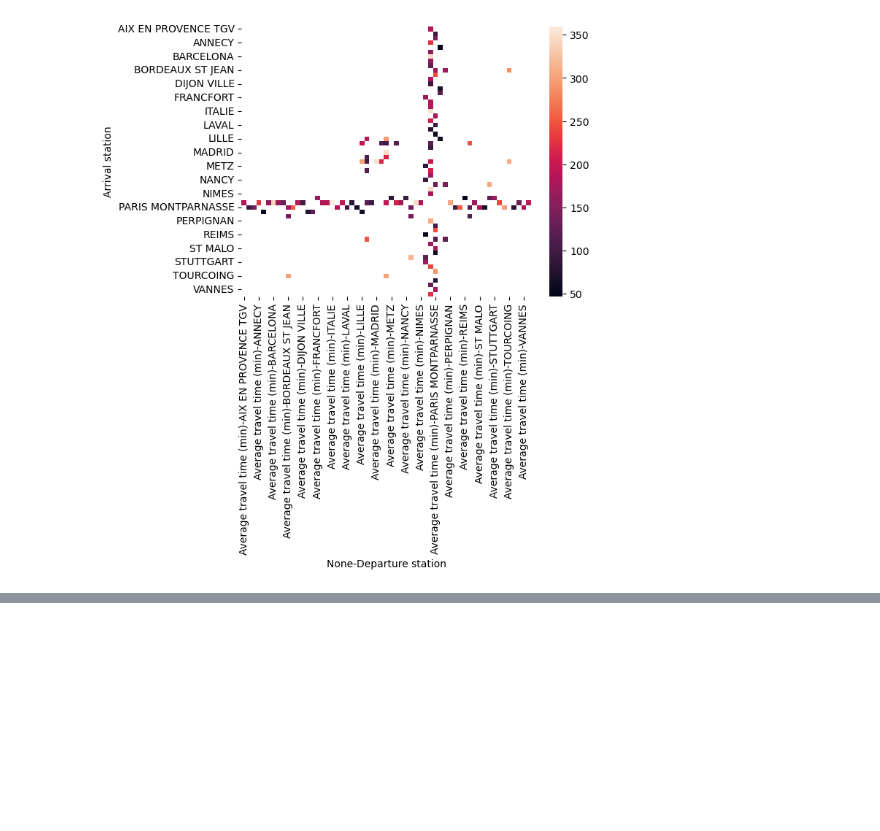
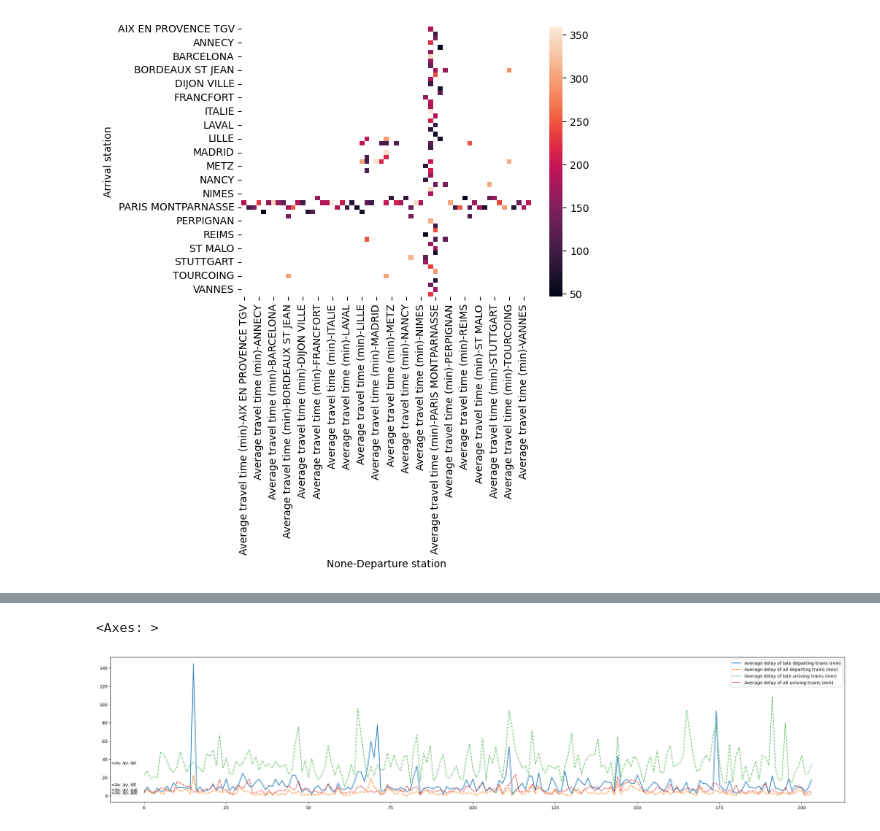
Before and after one commit to MINIAProgramStudio/Special_programming_sections, a Jupyter notebook: computer_science_work/main.ipynb, the cells around one changed output, grey strips where cells are left out. Drawn from its saved outputs; the diff is of its cells as text; code cells hidden in the pictures; blank space fills up the shorter version.

```diff
--- a/computer_science_work/main.ipynb
+++ b/computer_science_work/main.ipynb
@@ -176,0 +200,13 @@ lineplot
+# %%
+plt.figure(figsize=(30, 6))
+range_of_plot = 200
+pos_x = (range_of_plot/200)*(-10)
+quad_lineplot = sns.lineplot(data = trains_dataframe_numerical[['Average delay of late departing trains (min)','Average delay of all departing trains (min)','Average delay of late arriving trains (min)','Average delay of all arriving trains (min)']][:range_of_plot])
+quad_lineplot.text(pos_x,trains_dataframe_numerical[['Average delay of late departing trains (min)']][:range_of_plot].mean()-2,"<Av. av. ldt",fontsize=10)
+quad_lineplot.text(pos_x,trains_dataframe_numerical[['Average delay of all departing trains (min)']][:range_of_plot].mean()-2,"<Av. av. adt",fontsize=10)
+quad_lineplot.text(pos_x,trains_dataframe_numerical[['Average delay of late arriving trains (min)']][:range_of_plot].mean()-2,"<Av. av. lat",fontsize=10)
+quad_lineplot.text(pos_x,trains_dataframe_numerical[['Average delay of all arriving trains (min)']][:range_of_plot].mean()-2,"<Av. av. aat",fontsize=10)
+quad_lineplot
+# %% [output]
+<Axes: >
+[figure, added]
```
Also changed, not shown: parts of 4 cells of this notebook.
